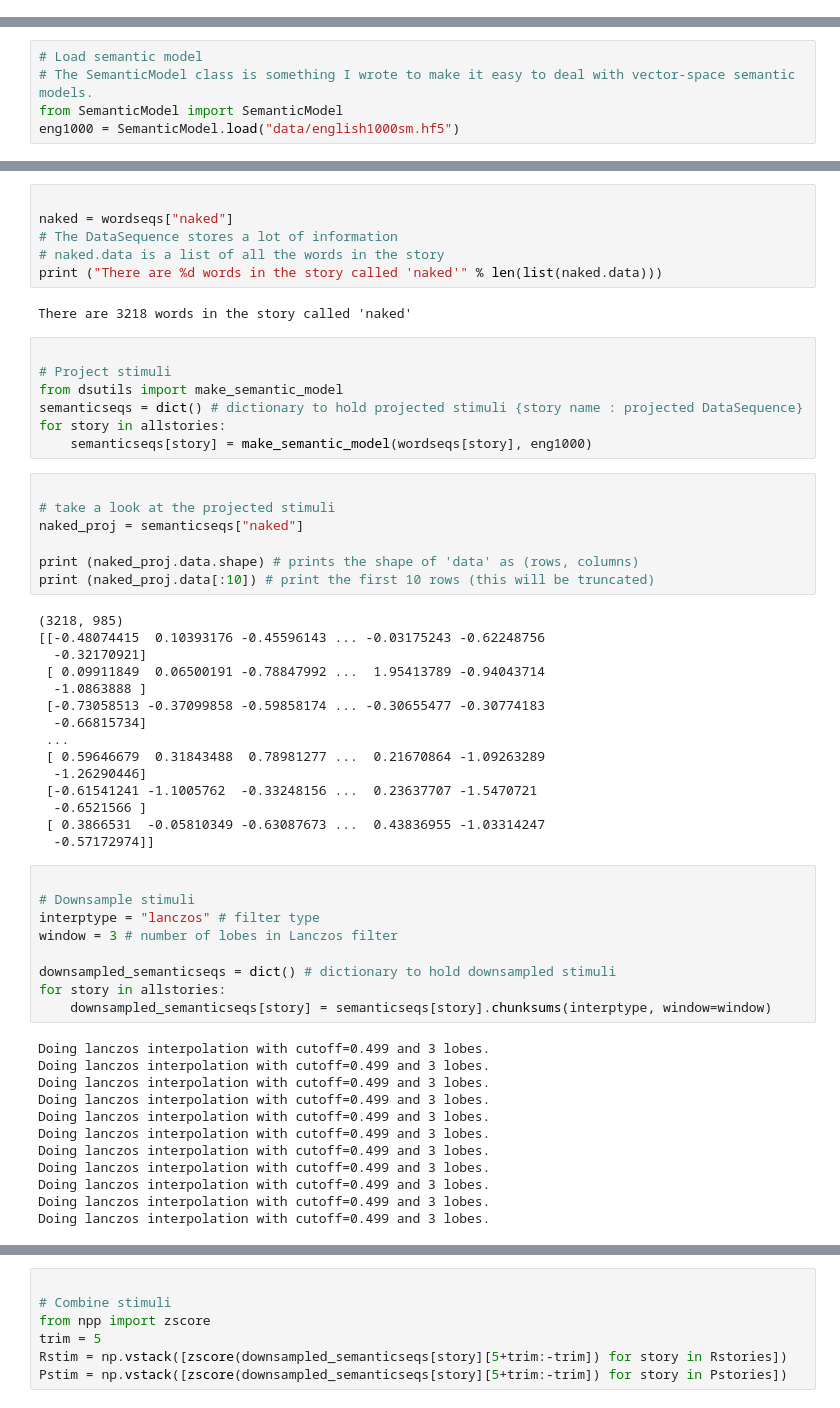
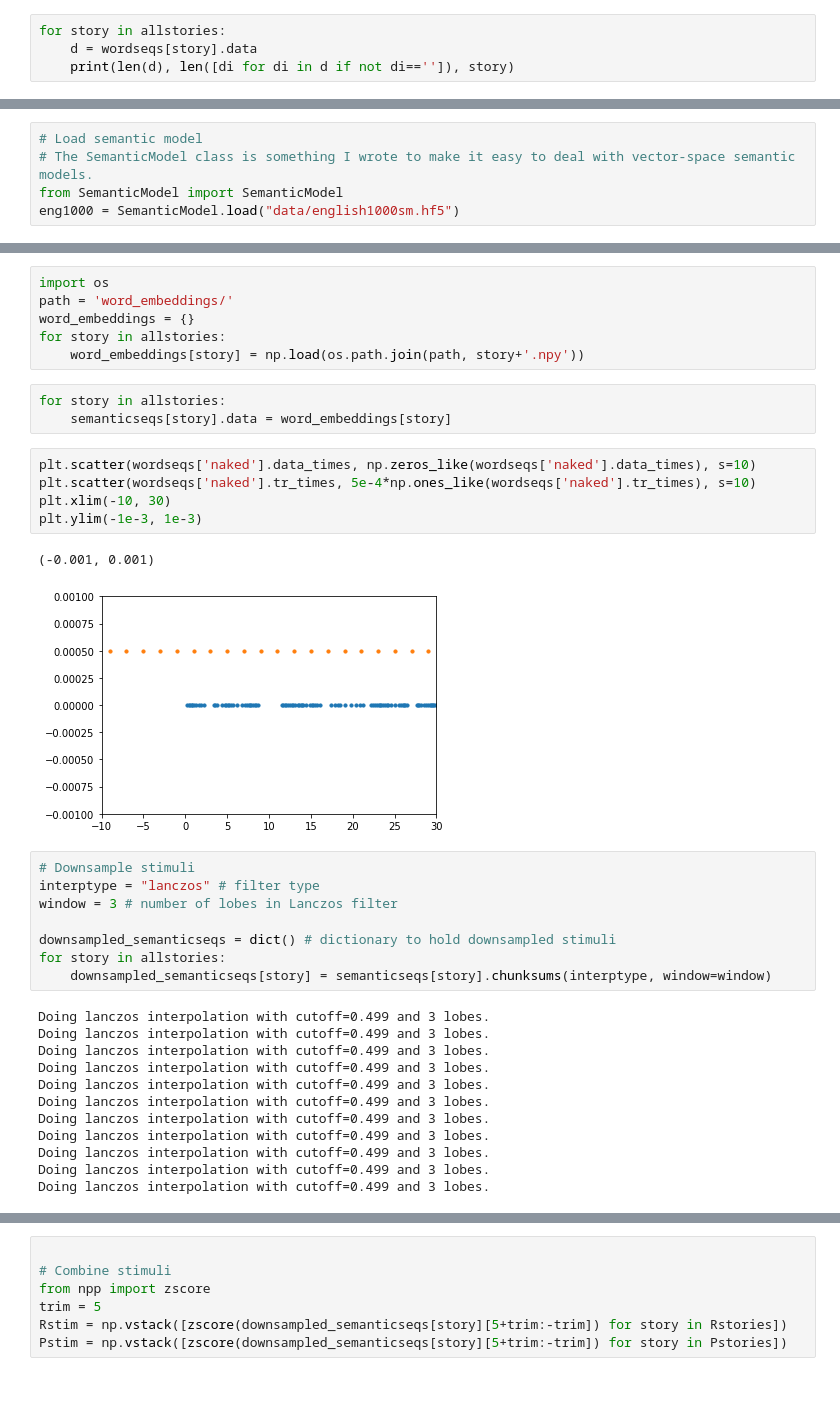
Before and after one commit to akarshkumar0101/CS-395T, a Jupyter notebook: analysis.ipynb, the cells around one changed output, grey strips where cells are left out. Cells and saved outputs as stored; diff of their text form.

```diff
--- a/analysis.ipynb
+++ b/analysis.ipynb
@@ -0,0 +66,4 @@
+# %%
+for story in allstories:
+    d = wordseqs[story].data
+    print(len(d), len([di for di in d if not di=='']), story)
@@ -37,42 +162,21 @@ phonseqs = make_phoneme_ds(grids, trfiles) # dictionary of {storyname : phoneme
-# %%
-
-naked = wordseqs["naked"]
-# The DataSequence stores a lot of information
-# naked.data is a list of all the words in the story
-print ("There are %d words in the story called 'naked'" % len(list(naked.data)))
-# %% [output]
-There are 3218 words in the story called 'naked'
-# %%
-
-# Project stimuli
-from dsutils import make_semantic_model
-semanticseqs = dict() # dictionary to hold projected stimuli {story name : projected DataSequence}
-for story in allstories:
-    semanticseqs[story] = make_semantic_model(wordseqs[story], eng1000)
-# %%
-
-# take a look at the projected stimuli
-naked_proj = semanticseqs["naked"]
-
-print (naked_proj.data.shape) # prints the shape of 'data' as (rows, columns)
-print (naked_proj.data[:10]) # print the first 10 rows (this will be truncated)
-# %% [output]
-(3218, 985)
-[[-0.48074415  0.10393176 -0.45596143 ... -0.03175243 -0.62248756
-  -0.32170921]
- [ 0.09911849  0.06500191 -0.78847992 ...  1.95413789 -0.94043714
-  -1.0863888 ]
- [-0.73058513 -0.37099858 -0.59858174 ... -0.30655477 -0.30774183
-  -0.66815734]
- ...
- [ 0.59646679  0.31843488  0.78981277 ...  0.21670864 -1.09263289
-  -1.26290446]
- [-0.61541241 -1.1005762  -0.33248156 ...  0.23637707 -1.5470721
-  -0.6521566 ]
- [ 0.3866531  -0.05810349 -0.63087673 ...  0.43836955 -1.03314247
-  -0.57172974]]
+# %%
+import os
+path = 'word_embeddings/'
+word_embeddings = {}
+for story in allstories:
+    word_embeddings[story] = np.load(os.path.join(path, story+'.npy'))
+# %%
+for story in allstories:
+    semanticseqs[story].data = word_embeddings[story]
+# %%
+plt.scatter(wordseqs['naked'].data_times, np.zeros_like(wordseqs['naked'].data_times), s=10)
+plt.scatter(wordseqs['naked'].tr_times, 5e-4*np.ones_like(wordseqs['naked'].tr_times), s=10)
+plt.xlim(-10, 30)
+plt.ylim(-1e-3, 1e-3)
+# %% [output]
+(-0.001, 0.001)
+[figure, added]
 # %%
-
 # Downsample stimuli
 interptype = "lanczos" # filter type
 window = 3 # number of lobes in Lanczos filter
```
Also changed, not shown: parts of 21 cells of this notebook.
